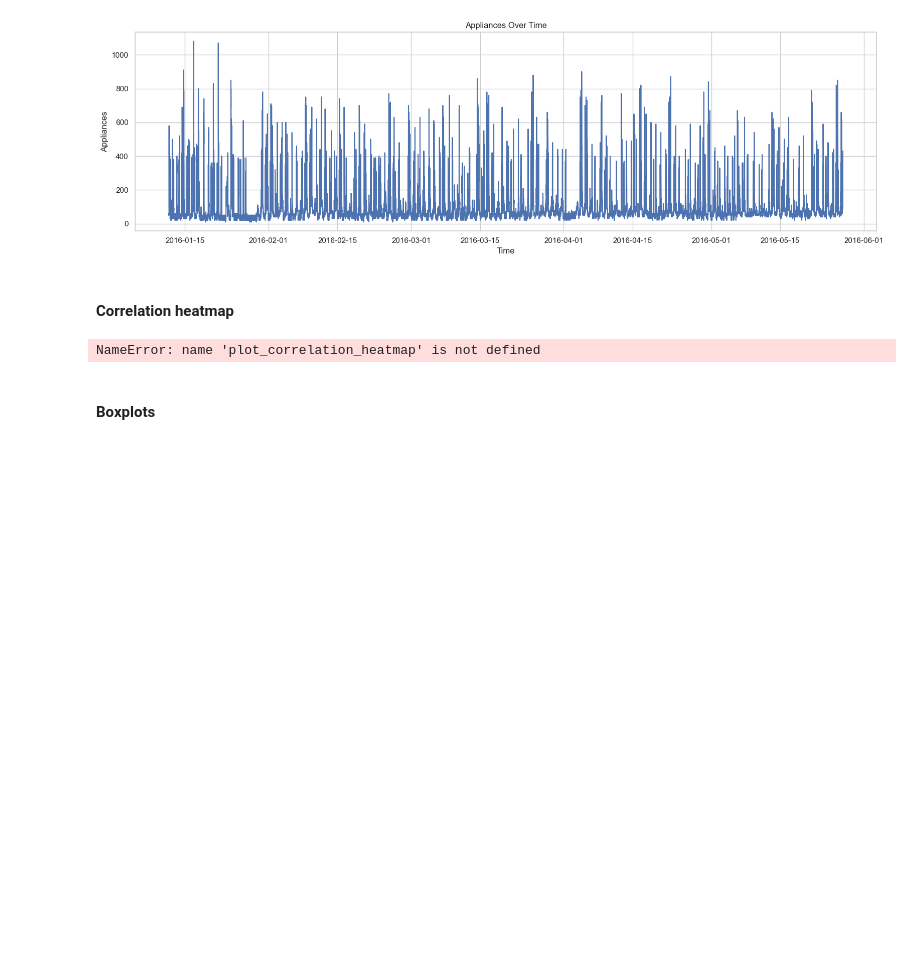
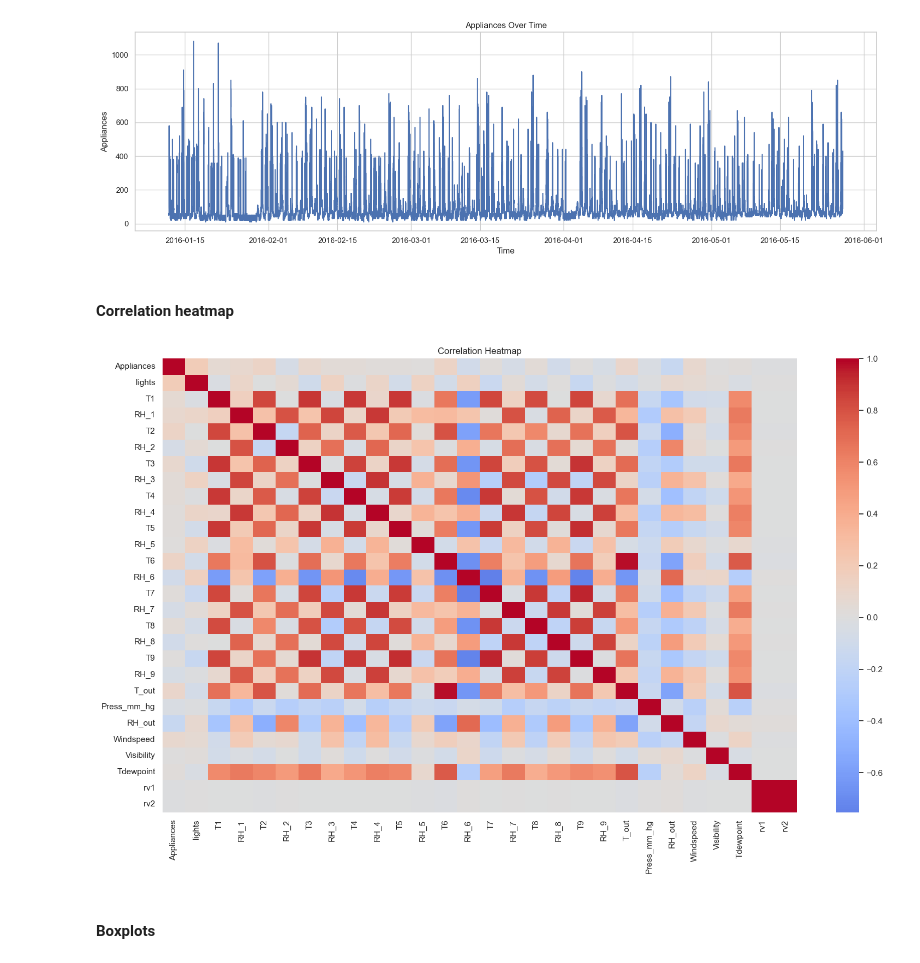
Before and after one commit to Induwara049/energy-forecast, a Jupyter notebook: notebooks/01_eda.ipynb, the cells around one changed output. Drawn from its saved outputs; the diff is of its cells as text; code cells hidden in the pictures; blank space fills up the shorter version.

```diff
--- a/notebooks/01_eda.ipynb
+++ b/notebooks/01_eda.ipynb
@@ -120,9 +127,12 @@ plot_target_over_time(energy_df, target_column=TARGET_COLUMN)
 #### Correlation heatmap
 # %%
 # Explore linear relationships between numeric variables
-plot_correlation_heatmap(energy_df)
+plot_correlation_heatmap(
+    energy_df,
+    "correlation_heatmap.png"
+)
 # %% [output]
-NameError: name 'plot_correlation_heatmap' is not defined
+[figure, added]
 # %% [markdown]
 #### Boxplots
 # %%
```
Also changed, not shown: parts of 5 cells of this notebook.
